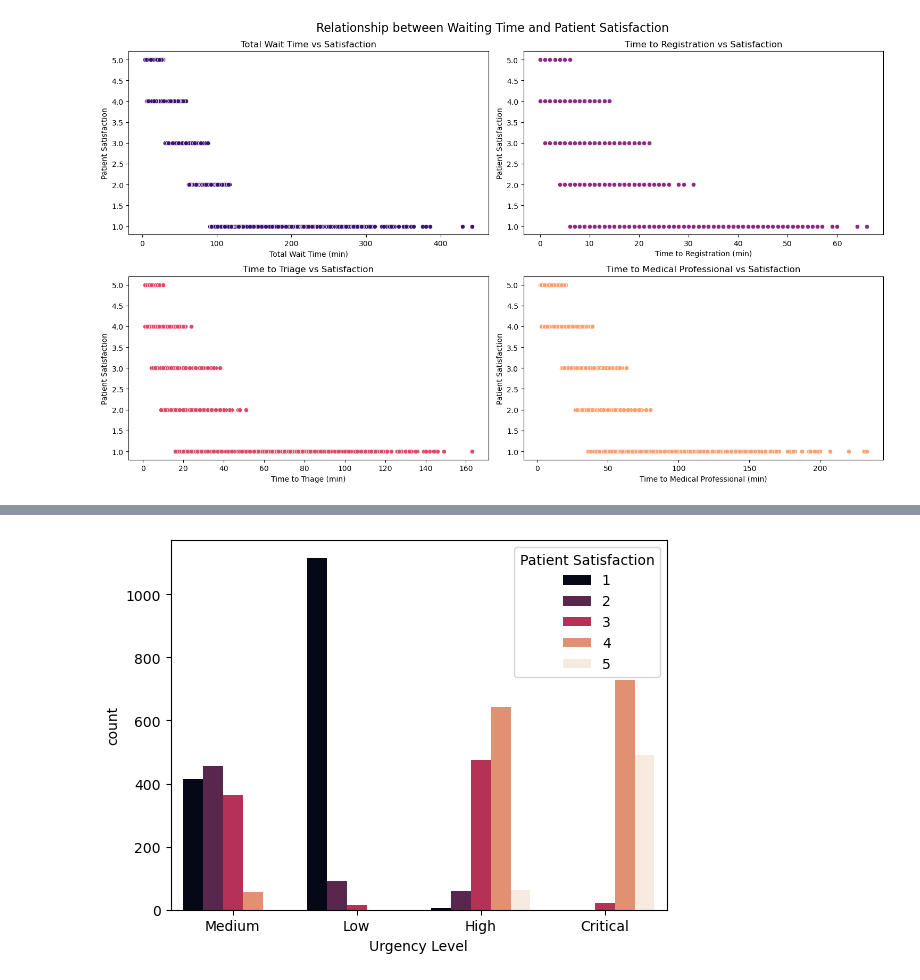
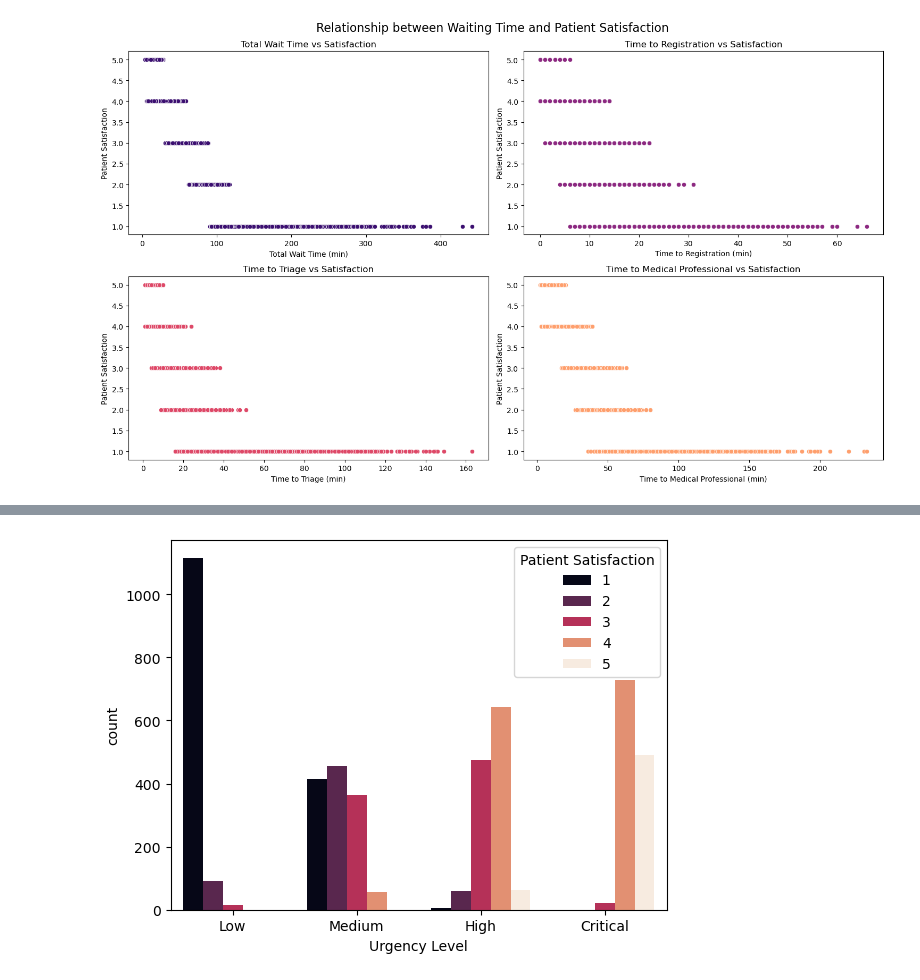
Before and after one commit to IreneDHA/Healthcare-WaitTime-Analysis, a Jupyter notebook: data_analysis.ipynb, the cells around one changed output, grey strips where cells are left out. Saved outputs shown, nothing was run; the diff lists cells and outputs as text; code cells hidden in the pictures.

```diff
--- a/data_analysis.ipynb
+++ b/data_analysis.ipynb
@@ -197,4 +255,5 @@ plt.tight_layout();
 # %%
-sns.countplot(x = "Urgency Level", hue = "Patient Satisfaction", data = wait, palette = "rocket");
+# Count plot showing patient satisfaction distribution across urgency levels
+sns.countplot(x = "Urgency Level", hue = "Patient Satisfaction", data = wait, palette = "rocket", order=['Low', 'Medium', 'High', 'Critical']);
 # %% [output]
-[figure, old version]
+[figure, new version]
```
Also changed, not shown: parts of 40 cells of this notebook, 8 other files.
